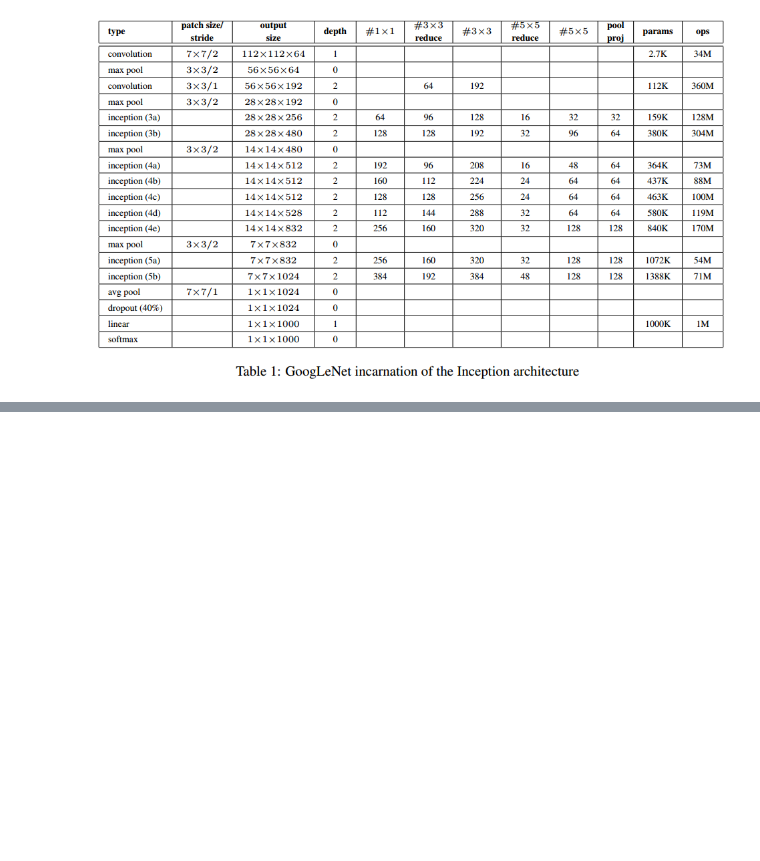
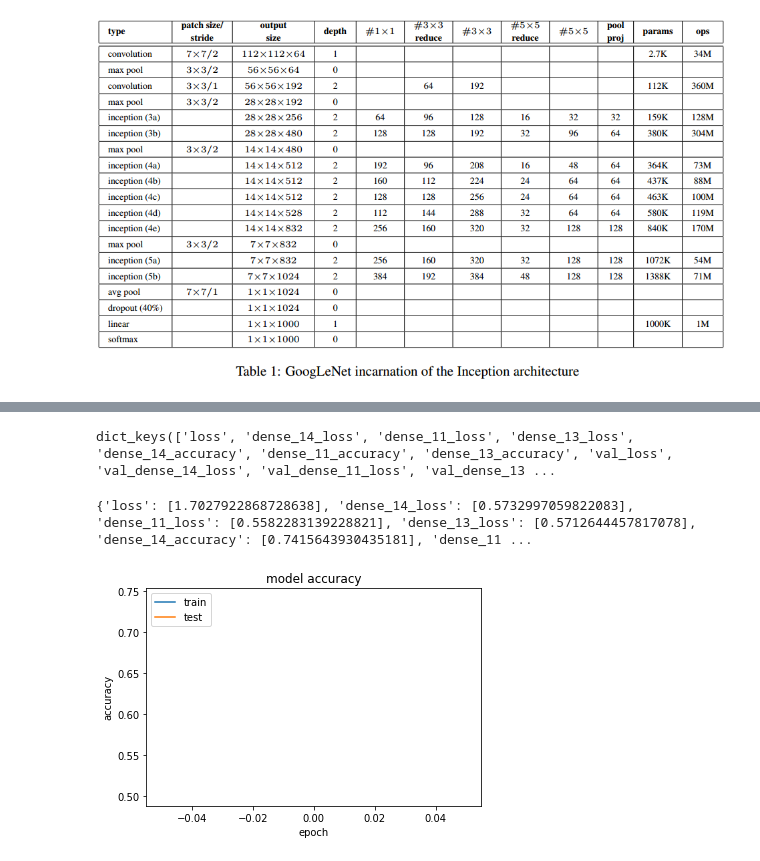
Before and after one commit to TanayPatare/GoogleNet-Implementation, a Jupyter notebook: experiment.ipynb, the cells around one changed output, grey strips where cells are left out. Saved outputs shown, nothing was run; the diff lists cells and outputs as text; code cells hidden in the pictures; blank space fills up the shorter version.

```diff
--- a/experiment.ipynb
+++ b/experiment.ipynb
@@ -116,23 +116,39 @@ x = MaxPool2D(pool_size=3,strides=2,padding="same")(x)
 # %%
 #Row - 8,9,10,11,12,13
 x = inception_block(x,[192,96,208,16,48,64])
+#extra network 1 for output
+X1 = AvgPool2D(pool_size = (5,5), strides = 3)(x)
+X1 = Conv2D(filters = 128, kernel_size = (1,1), padding = 'same', activation = 'relu')(X1)
+X1 = Flatten()(X1)
+X1 = Dense(128, activation = 'relu')(X1)
+X1 = Dropout(0.7)(X1)
+X1 = Dense(1, activation = 'sigmoid')(X1)
+
 x = inception_block(x,[160,112,224,24,64,64])
 x = inception_block(x,[128,128,256,24,64,64])
 x = inception_block(x,[112,144,288,32,64,64])
+
+#extra network 2 for output
+X2 = AvgPool2D(pool_size = (5,5), strides = 3)(x)
+X2 = Conv2D(filters = 128, kernel_size = (1,1), padding = 'same', activation = 'relu')(X2)
+X2 = Flatten()(X2)
+X2 = Dense(128, activation = 'relu')(X2)
+X2 = Dropout(0.7)(X2)
+X2 = Dense(1, activation = 'sigmoid')(X2)
 x = inception_block(x,[256,160,320,32,128,128])
-x = MaxPool2D(pool_size=3,strides=2,padding="same")(x)
+x = MaxPool2D(pool_size=(3,3),strides=2)(x)
 # %%
 #Row - 8,9,10,11,12,13
 x = inception_block(x,[256,160,320,32,128,128])
 x = inception_block(x,[384,192,384,48,128,128])
-x = AvgPool2D(pool_size=7, strides=1)(x)
+x = AvgPool2D(pool_size=(7,7), strides=1,padding='same')(x)
 x = Dropout(rate = 0.4)(x)
 x = Flatten()(x)
-output = Dense(units=1, activation='sigmoid')(x)
+x = Dense(units=1, activation='sigmoid')(x)
 # %%
 from tensorflow.keras import Model
 
-model = Model(inputs = input, outputs = output)
+model = Model(inputs = input, outputs = [x,X1,X2],name = "GoogleNet")
 # %%
 model.summary()
 # %% [output]
@@ -156,4 +172,4 @@ ________________________________________________________________________________
 # %%
 model.compile(optimizer = 'adam', loss = 'binary_crossentropy', metrics = ['accuracy'])
 # %%
-model.fit(x = training_set, validation_data = validation_set, epochs = 25)
+history = model.fit(x = training_set, validation_data = validation_set, epochs = 1)
@@ -159,0 +178,19 @@ model.fit(x = training_set, validation_data = validation_set, epochs = 25)
+# %%
+print(history.history.keys())
+# %% [output]
+dict_keys(['loss', 'dense_14_loss', 'dense_11_loss', 'dense_13_loss', 'dense_14_accuracy', 'dense_11_accuracy', 'dense_13_accuracy', 'val_loss', 'val_dense_14_loss', 'val_dense_11_loss', 'val_dense_13 ...
+# %%
+print(history.history)
+# %% [output]
+{'loss': [1.7027922868728638], 'dense_14_loss': [0.5732997059822083], 'dense_11_loss': [0.5582283139228821], 'dense_13_loss': [0.5712644457817078], 'dense_14_accuracy': [0.7415643930435181], 'dense_11 ...
+# %%
+import matplotlib.pyplot as plt
+plt.plot(history.history['dense_14_accuracy'])
+plt.plot(history.history['val_dense_14_accuracy'])
+plt.title('model accuracy')
+plt.ylabel('accuracy')
+plt.xlabel('epoch')
+plt.legend(['train', 'test'], loc='upper left')
+plt.show()
+# %% [output]
+[figure, added]
```
Also changed, not shown: parts of 7 cells of this notebook, 1 other file.
